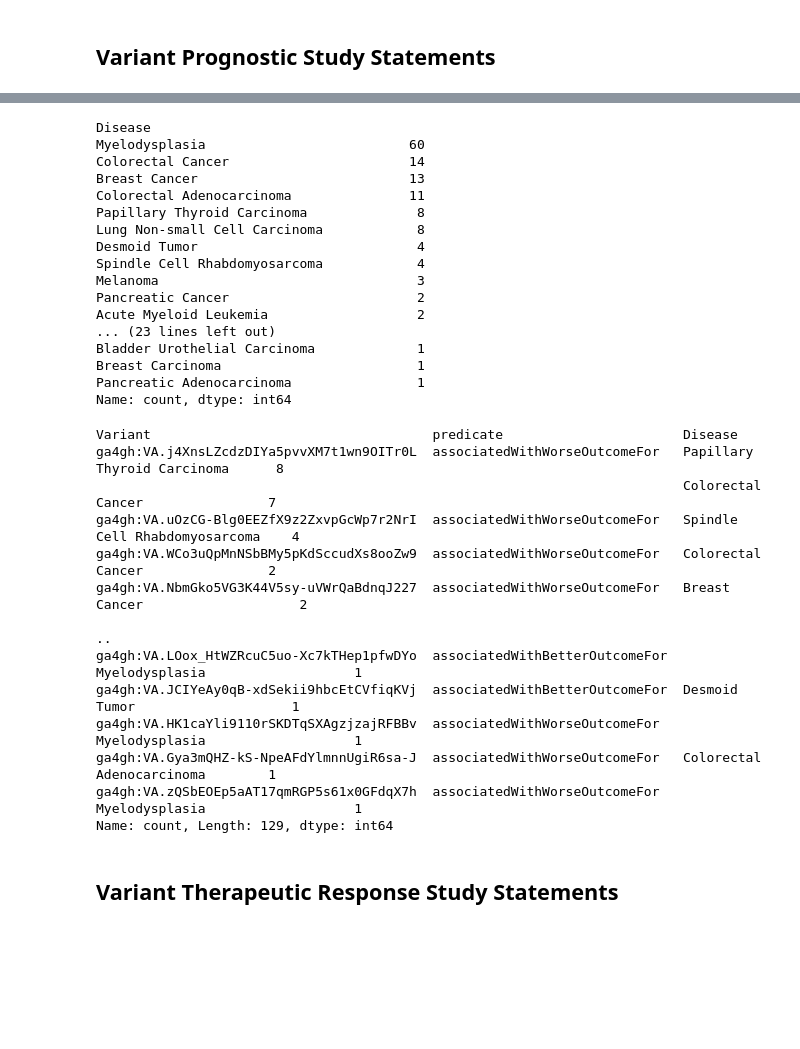
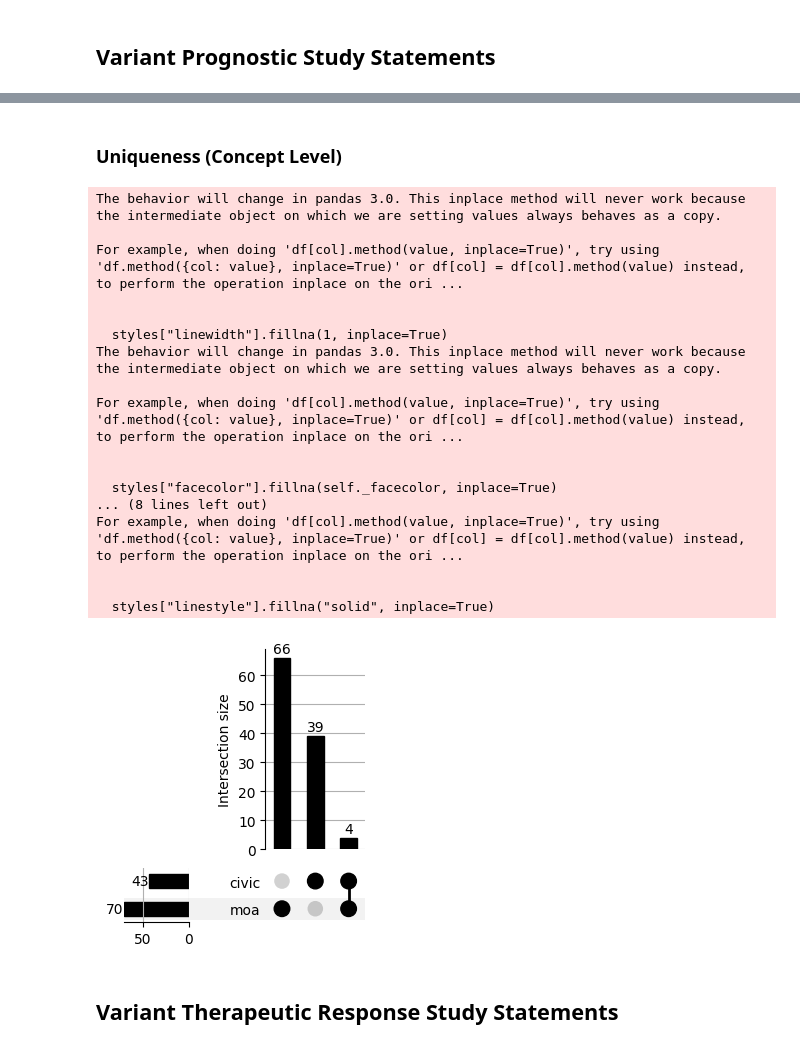
Before and after one commit to cancervariants/metakb, a Jupyter notebook: notebooks/evidence.ipynb, the cells around one changed output, grey strips where cells are left out. Saved outputs shown, nothing was run; the diff lists cells and outputs as text; code cells hidden in the pictures; blank space fills up the shorter version.

```diff
--- a/notebooks/evidence.ipynb
+++ b/notebooks/evidence.ipynb
@@ -212,36 +288,0 @@ Name: count, Length: 109, dtype: int64
-# %%
-data['Disease'].value_counts()
-# %% [output]
-Disease
-Myelodysplasia                          60
-Colorectal Cancer                       14
-Breast Cancer                           13
-Colorectal Adenocarcinoma               11
-Papillary Thyroid Carcinoma              8
-Lung Non-small Cell Carcinoma            8
-Desmoid Tumor                            4
-Spindle Cell Rhabdomyosarcoma            4
-Melanoma                                 3
-Pancreatic Cancer                        2
-Acute Myeloid Leukemia                   2
-... (23 lines left out)
-Bladder Urothelial Carcinoma             1
-Breast Carcinoma                         1
-Pancreatic Adenocarcinoma                1
-Name: count, dtype: int64
-# %%
-data[['Variant','predicate','Disease']].value_counts()
-# %% [output]
-Variant                                    predicate                       Disease
-ga4gh:VA.j4XnsLZcdzDIYa5pvvXM7t1wn9OITr0L  associatedWithWorseOutcomeFor   Papillary Thyroid Carcinoma      8
-                                                                           Colorectal Cancer                7
-ga4gh:VA.uOzCG-Blg0EEZfX9z2ZxvpGcWp7r2NrI  associatedWithWorseOutcomeFor   Spindle Cell Rhabdomyosarcoma    4
-ga4gh:VA.WCo3uQpMnNSbBMy5pKdSccudXs8ooZw9  associatedWithWorseOutcomeFor   Colorectal Cancer                2
-ga4gh:VA.NbmGko5VG3K44V5sy-uVWrQaBdnqJ227  associatedWithWorseOutcomeFor   Breast Cancer                    2
-                                                                                                           ..
-ga4gh:VA.LOox_HtWZRcuC5uo-Xc7kTHep1pfwDYo  associatedWithBetterOutcomeFor  Myelodysplasia                   1
-ga4gh:VA.JCIYeAy0qB-xdSekii9hbcEtCVfiqKVj  associatedWithBetterOutcomeFor  Desmoid Tumor                    1
-ga4gh:VA.HK1caYli9110rSKDTqSXAgzjzajRFBBv  associatedWithWorseOutcomeFor   Myelodysplasia                   1
-ga4gh:VA.Gya3mQHZ-kS-NpeAFdYlmnnUgiR6sa-J  associatedWithWorseOutcomeFor   Colorectal Adenocarcinoma        1
-ga4gh:VA.zQSbEOEp5aAT17qmRGP5s61x0GFdqX7h  associatedWithWorseOutcomeFor   Myelodysplasia                   1
-Name: count, Length: 129, dtype: int64
@@ -250,2 +289,38 @@ Name: count, Length: 129, dtype: int64
+# %% [markdown]
+### Uniqueness (Concept Level)
+# %%
+# Initialize unique groups for identifying uniqueness
+unique_prognostic_variants = list(data['Variant'].unique())
+
+prognostic_variant_uniqueness = pd.DataFrame({'Variants': unique_prognostic_variants,
+                                                'civic': None,
+                                                'moa': None})
+
+prognostic_variant_uniqueness = calculate_uniqueness(prognostic_variant_uniqueness, data,'Variant')
+# prognostic_proportions = gene_uniqueness # TODO: Do we need this for the statement level? might just be good for broad concepts
+upset_data = format_for_upset(prognostic_variant_uniqueness,'Variant')
+plot(upset_data, show_counts=True)
+# plt.savefig('gene_unique_upset_plot.png', dpi=300, format='png', bbox_inches='tight')
+plt.show()
+# TODO: Maybe we only care about this at the whole database level? for individual concepts that is
+# %% [output]
+The behavior will change in pandas 3.0. This inplace method will never work because the intermediate object on which we are setting values always behaves as a copy.
+
+For example, when doing 'df[col].method(value, inplace=True)', try using 'df.method({col: value}, inplace=True)' or df[col] = df[col].method(value) instead, to perform the operation inplace on the ori ...
+
+
+  styles["linewidth"].fillna(1, inplace=True)
+The behavior will change in pandas 3.0. This inplace method will never work because the intermediate object on which we are setting values always behaves as a copy.
+
+For example, when doing 'df[col].method(value, inplace=True)', try using 'df.method({col: value}, inplace=True)' or df[col] = df[col].method(value) instead, to perform the operation inplace on the ori ...
+
+
+  styles["facecolor"].fillna(self._facecolor, inplace=True)
+... (8 lines left out)
+For example, when doing 'df[col].method(value, inplace=True)', try using 'df.method({col: value}, inplace=True)' or df[col] = df[col].method(value) instead, to perform the operation inplace on the ori ...
+
+
+  styles["linestyle"].fillna("solid", inplace=True)
+[figure, added]
 # %% [markdown]
 ## Variant Therapeutic Response Study Statements
```
Also changed, not shown: parts of 24 cells of this notebook.
